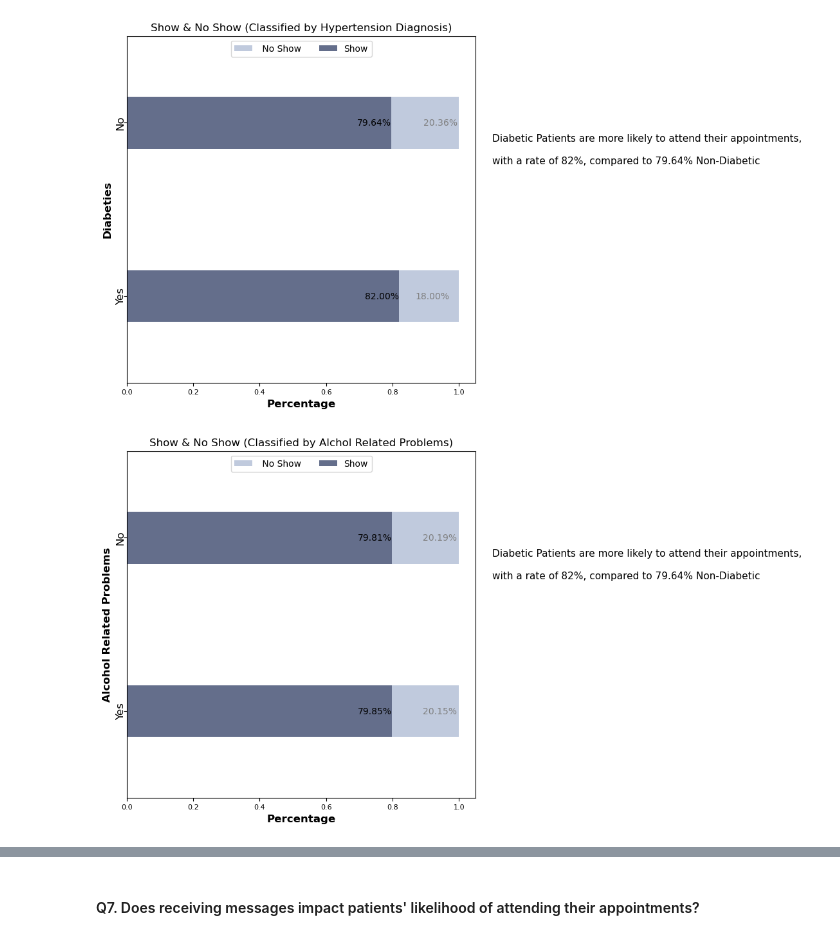
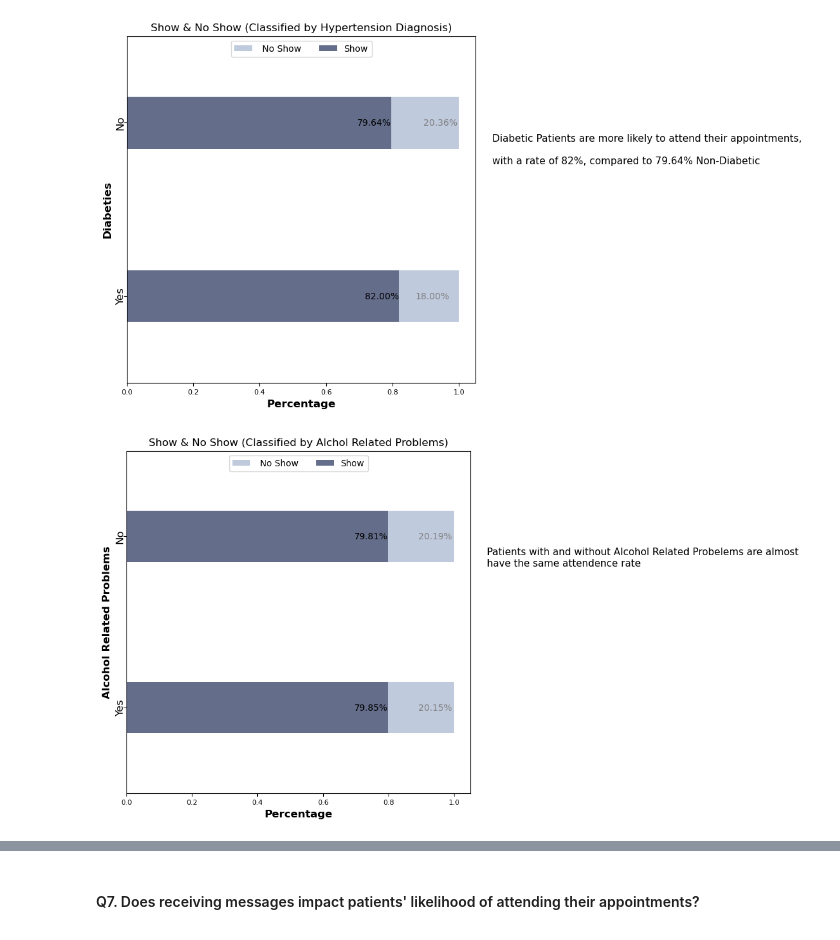
Before and after one commit to hend-a-ghafour/No-Show-Appointments, a Jupyter notebook: no_show_appointments.ipynb, the cells around one changed output, grey strips where cells are left out. Saved outputs shown, nothing was run; the diff lists cells and outputs as text; code cells hidden in the pictures.

```diff
--- a/no_show_appointments.ipynb
+++ b/no_show_appointments.ipynb
@@ -1509,32 +1504,33 @@ plt.show();
 # %%
 # 3 - Alcoholism (AUD):
 appoint_count_u=df.groupby('aud').appoint_id.count().reset_index().rename(columns={'appoint_id':'num_appointments'})
 appoint_count_u['pct']=appoint_count_u.num_appointments/appoint_count_u.num_appointments
 
 appoint_show_u= df.query('no_show == "No"').groupby('aud').appoint_id.count().reset_index().rename(columns={'appoint_id':'num_appointments'})
 appoint_show_u['pct']=appoint_show_u.num_appointments/appoint_count_u.num_appointments
 
 note = '''
-Patients with and without Alcohol Related Probelems are almost have the same atte'''
+Patients with and without Alcohol Related Probelems are almost
+have the same attendence rate'''
 
 plt.subplots(figsize = (7,7))
 
 sns.barplot(x=appoint_count_u.pct,y=['No','Yes'] ,color='#bbc8e2',label=" No Show",width=.3)
 sns.barplot(x=appoint_show_u.pct,y=['No','Yes'],color = "#5e6b91", label= "Show",width=.3)
 
 for i, v in enumerate(appoint_count_u.pct-appoint_show_u.pct):
   plt.text(v+.74,i, f"{v:.2%}", ha='center', va='center',fontsize=10,color="#808080")
 
 for i, v in enumerate(appoint_show_u.pct):
   plt.text(v,i, f"{v:.2%}", ha='right', va='center',fontsize=10)
 
 plt.xticks(fontsize = 8)
 plt.xlabel('Percentage',fontsize = 12, weight = 'bold')
 plt.yticks(fontsize = 12, rotation = 90, ha='center',va='center')
 plt.ylabel('Alcohol Related Problems',fontsize = 12,weight = 'bold')
 plt.title('Show & No Show (Classified by Alchol Related Problems)', fontsize =12)
 plt.legend(ncol=2,loc="upper center",fontsize = 10)
 plt.text(1.1,0,note,ha='left',va='top',fontsize = 11, weight = 'normal')
 plt.show();
 # %% [output]
-[figure, old version]
+[figure, new version]
```
Also changed, not shown: parts of 3 cells of this notebook.
